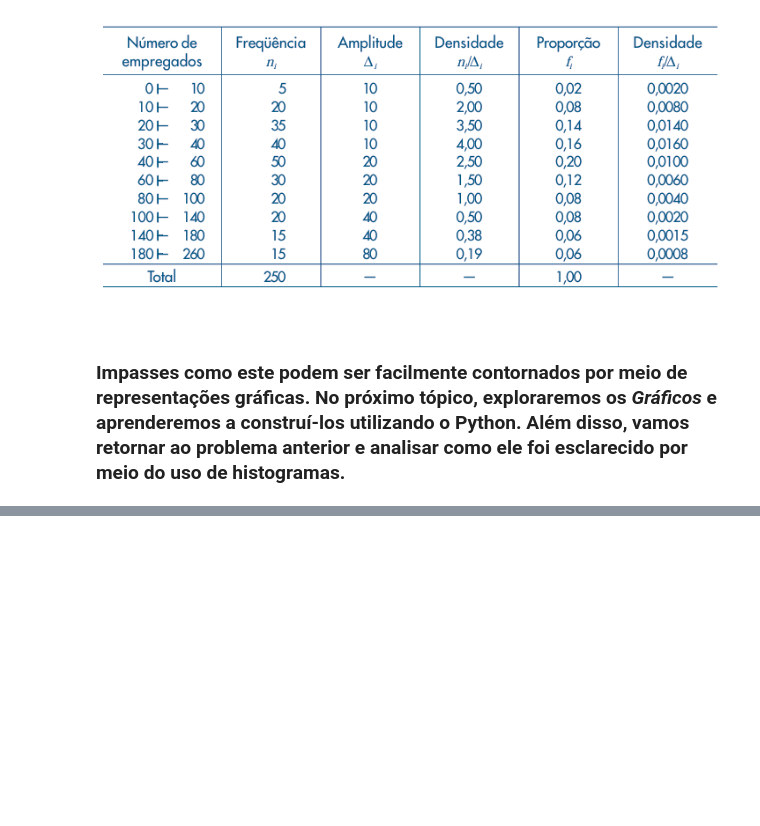
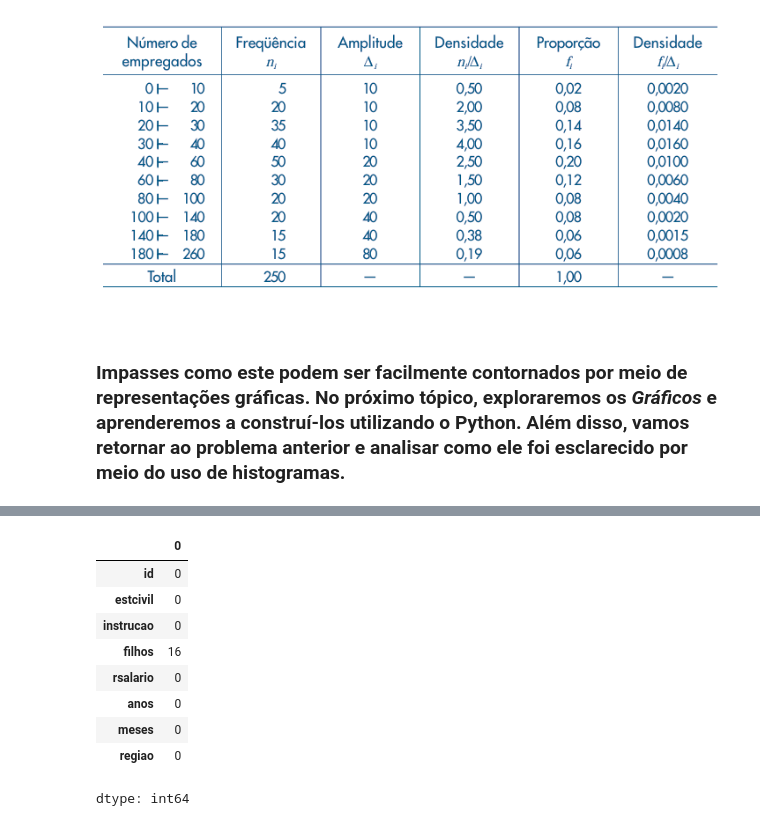
Before and after one commit to gcv-silva/Anotacoes-da-IC, a Jupyter notebook: análise_exploratoria_de_dados.ipynb, the cells around one changed output, grey strips where cells are left out. Cells and saved outputs as stored; diff of their text form; code cells hidden in the pictures; blank space fills up the shorter version.

```diff
--- a/análise_exploratoria_de_dados.ipynb
+++ b/análise_exploratoria_de_dados.ipynb
@@ -326,0 +418,13 @@ imagem("/content/densidade.png") # (MORETTIN; BUSSAB, p. 27)
+# %%
+df_exercicio.isnull().sum() # Conferindo se existem valores ausentes (apenas na coluna 'filhos')
+# %% [output]
+|  | 0 |
+| id | 0 |
+| estcivil | 0 |
+| instrucao | 0 |
+| filhos | 16 |
+| rsalario | 0 |
+| anos | 0 |
+| meses | 0 |
+| regiao | 0 |
+dtype: int64
```
Also changed, not shown: parts of 19 cells of this notebook.
